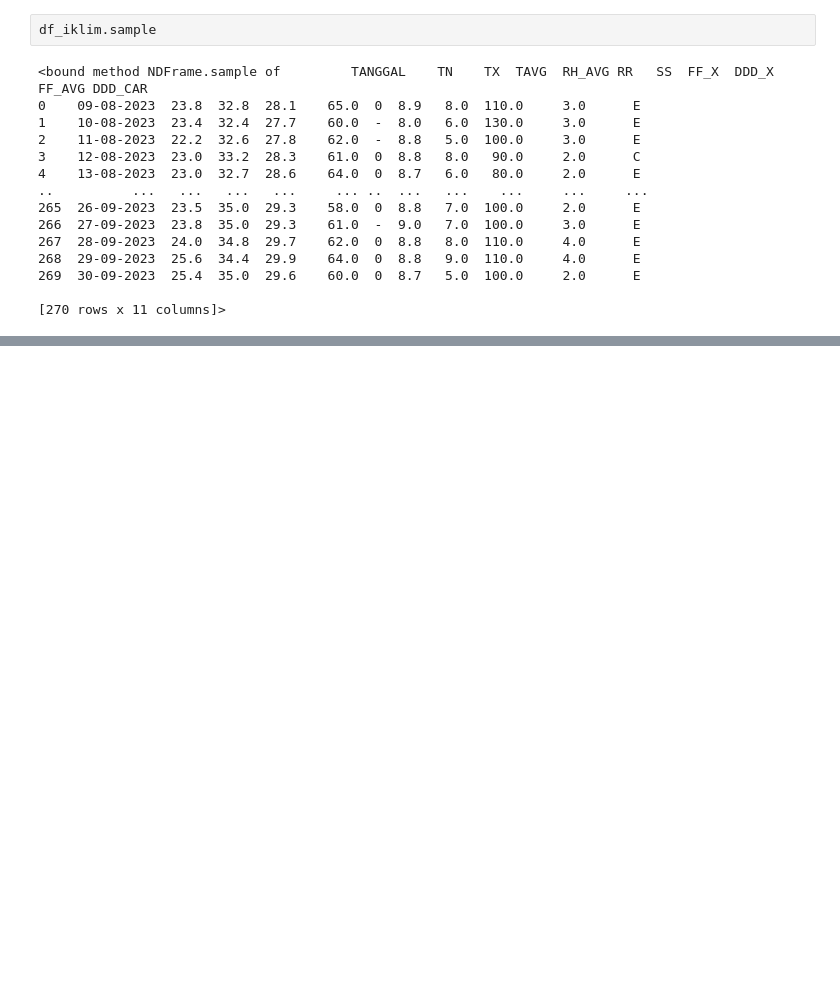
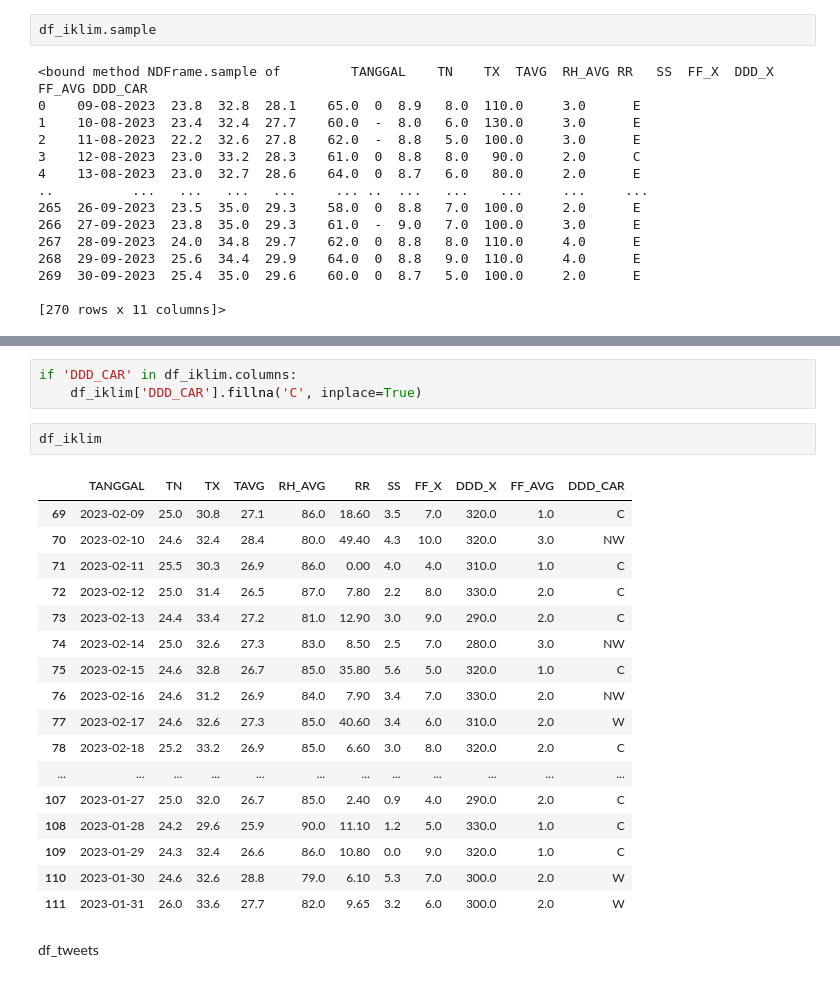
Before and after one commit to alivianay/surabaya_climate_flood_fusion, a Jupyter notebook: src/processing/live_code_quests.ipynb, the cells around one changed output, grey strips where cells are left out. Saved outputs shown, nothing was run; the diff lists cells and outputs as text; blank space fills up the shorter version.

```diff
--- a/src/processing/live_code_quests.ipynb
+++ b/src/processing/live_code_quests.ipynb
@@ -36,0 +127,25 @@ NameError: name 'df' is not defined
+# %%
+if 'DDD_CAR' in df_iklim.columns:
+    df_iklim['DDD_CAR'].fillna('C', inplace=True)
+# %%
+df_iklim
+# %% [output]
+|  | TANGGAL | TN | TX | TAVG | RH_AVG | RR | SS | FF_X | DDD_X | FF_AVG | DDD_CAR |
+| 69 | 2023-02-09 | 25.0 | 30.8 | 27.1 | 86.0 | 18.60 | 3.5 | 7.0 | 320.0 | 1.0 | C |
+| 70 | 2023-02-10 | 24.6 | 32.4 | 28.4 | 80.0 | 49.40 | 4.3 | 10.0 | 320.0 | 3.0 | NW |
+| 71 | 2023-02-11 | 25.5 | 30.3 | 26.9 | 86.0 | 0.00 | 4.0 | 4.0 | 310.0 | 1.0 | C |
+| 72 | 2023-02-12 | 25.0 | 31.4 | 26.5 | 87.0 | 7.80 | 2.2 | 8.0 | 330.0 | 2.0 | C |
+| 73 | 2023-02-13 | 24.4 | 33.4 | 27.2 | 81.0 | 12.90 | 3.0 | 9.0 | 290.0 | 2.0 | C |
+| 74 | 2023-02-14 | 25.0 | 32.6 | 27.3 | 83.0 | 8.50 | 2.5 | 7.0 | 280.0 | 3.0 | NW |
+| 75 | 2023-02-15 | 24.6 | 32.8 | 26.7 | 85.0 | 35.80 | 5.6 | 5.0 | 320.0 | 1.0 | C |
+| 76 | 2023-02-16 | 24.6 | 31.2 | 26.9 | 84.0 | 7.90 | 3.4 | 7.0 | 330.0 | 2.0 | NW |
+| 77 | 2023-02-17 | 24.6 | 32.6 | 27.3 | 85.0 | 40.60 | 3.4 | 6.0 | 310.0 | 2.0 | W |
+| 78 | 2023-02-18 | 25.2 | 33.2 | 26.9 | 85.0 | 6.60 | 3.0 | 8.0 | 320.0 | 2.0 | C |
+| ... | ... | ... | ... | ... | ... | ... | ... | ... | ... | ... | ... |
+| 107 | 2023-01-27 | 25.0 | 32.0 | 26.7 | 85.0 | 2.40 | 0.9 | 4.0 | 290.0 | 2.0 | C |
+| 108 | 2023-01-28 | 24.2 | 29.6 | 25.9 | 90.0 | 11.10 | 1.2 | 5.0 | 330.0 | 1.0 | C |
+| 109 | 2023-01-29 | 24.3 | 32.4 | 26.6 | 86.0 | 10.80 | 0.0 | 9.0 | 320.0 | 1.0 | C |
+| 110 | 2023-01-30 | 24.6 | 32.6 | 28.8 | 79.0 | 6.10 | 5.3 | 7.0 | 300.0 | 2.0 | W |
+| 111 | 2023-01-31 | 26.0 | 33.6 | 27.7 | 82.0 | 9.65 | 3.2 | 6.0 | 300.0 | 2.0 | W |
+# %% [markdown]
+df_tweets
```
Also changed, not shown: parts of 17 cells of this notebook.
